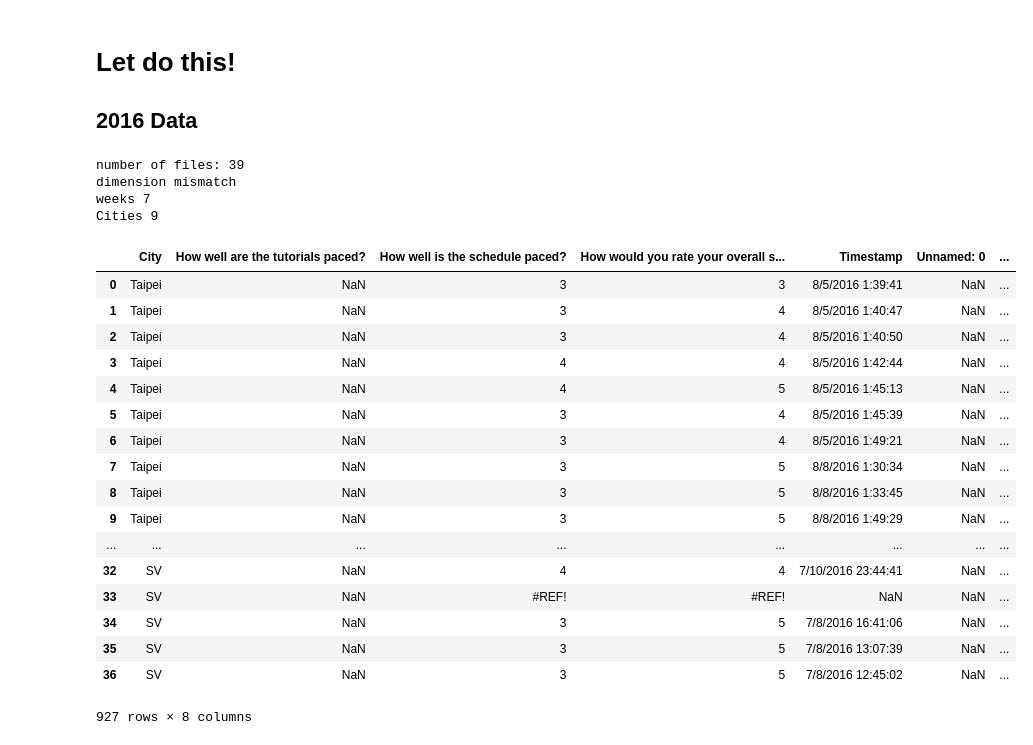
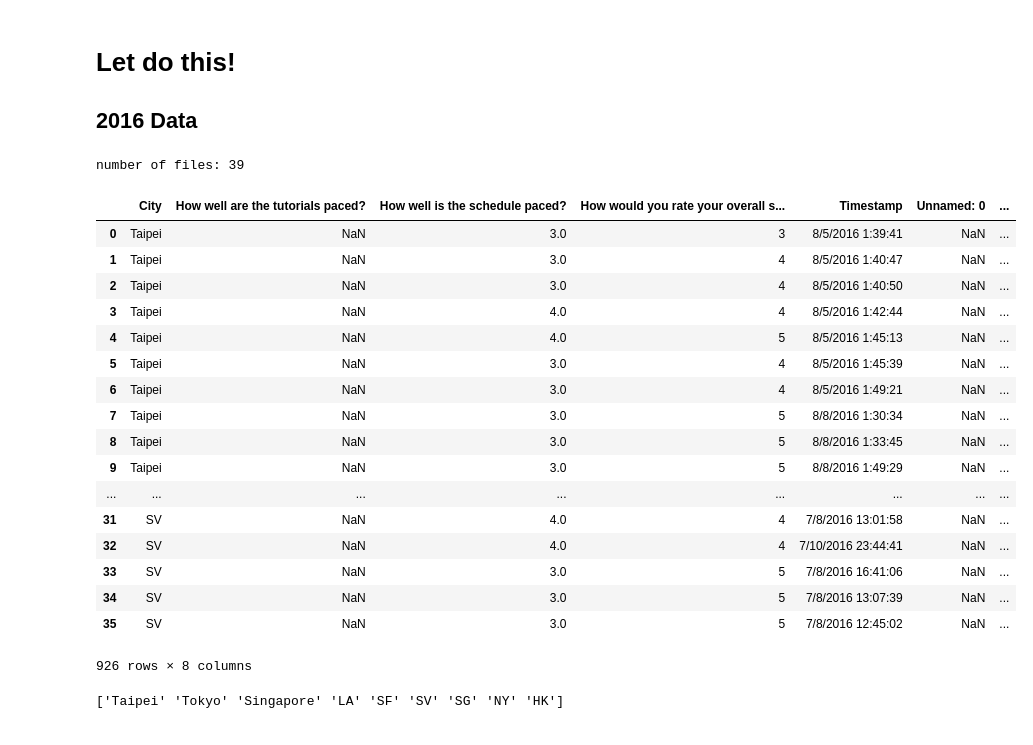
Before and after one commit to JSitter/DS-1-Data-Analysis, a Jupyter notebook: Make School NPS.ipynb, the cells around one changed output. Cells and saved outputs as stored; diff of their text form; code cells hidden in the pictures.

```diff
--- a/Make School NPS.ipynb
+++ b/Make School NPS.ipynb
@@ -7,33 +7,24 @@
 
 import glob
 import pandas as pd
-
+import numpy as np
+from pandas.api.types import is_numeric_dtype
 from collections import Counter
+%matplotlib inline
 file_dir = 'datasets/ms_survey_feedback/2016/'
-
-
 
 #Get all files except for wierdy week 8 one
 filenames = glob.glob(file_dir + 'Anon Week * Feedback - *.csv')
 
-#Display table of all files in 2016 directory
-# all_files = glob.glob(file_dir + '*.csv')
-# pd.set_option('display.max_colwidth', 2000)
-# print("These are all of the 2016 Filenames")
-# display(pd.DataFrame(all_files))
 
 #Get wierdy week 8 file
 week_8 = glob.glob(file_dir + '*Week 8*')
 w8_df = pd.read_csv(week_8[0])
-# print("\n\nDescription of Week 8 Data")
-# display(w8_df.describe())
-# display(w8_df.head())
 
 #instantiate list to append columns to
 col_number = list()
 col_headers = list()
 
-# print(filenames)
 #Create list of column names to extract from filenames
 df_2016 = pd.DataFrame([])
 list_2016 = list()
@@ -42,8 +33,6 @@ week_set = set()
 city_set = set()
 for file_name in filenames:
     rows = list()
-
-
     file_data = file_name.split(" ")
     week = file_data[2]
     city_list = file_data[-1].split('.')
@@ -54,69 +43,56 @@ for file_name in filenames:
     city_set.add(city)
 
     week_data = list()
     city_data = list()
 
     for _ in range(0, len(file_df)):
         week_data.append(week)
         city_data.append(city)
 
     file_df["Week"] = week_data
     file_df["City"] = city_data
     list_2016.append(file_df)
 
 df_2016 = pd.concat(list_2016)
-if len(week_set) is not len(city_set):
-    print("dimension mismatch")
-    print("weeks", len(week_set))
-    print("Cities", len(city_set))
-
 
 display(df_2016)
-
-
 
 # goose = pd.DataFrame([["one", "two"], ["two", "Three"]], columns=["one", "Two"])
 # display(goose)
 
 # duck = pd.DataFrame([["duck", "tuck"], ["muck", "luck"]], columns=["ruckus", "muckus"])
 # display(duck)
 
 # birds = [goose, duck]
 
 # fritters = pd.concat(birds)
 # display(fritters)
-
-
-
-
-
-num_headers = dict(Counter(col_headers))
-
-
-headers_df = pd.DataFrame(list(num_headers.items()))
 # %% [output]
 number of files: 39
-dimension mismatch
-weeks 7
-Cities 9
 |  | City | How well are the tutorials paced? | How well is the schedule paced? | How would you rate your overall s... | Timestamp | Unnamed: 0 | ... |
-| 0 | Taipei | NaN | 3 | 3 | 8/5/2016 1:39:41 | NaN | ... |
-| 1 | Taipei | NaN | 3 | 4 | 8/5/2016 1:40:47 | NaN | ... |
-| 2 | Taipei | NaN | 3 | 4 | 8/5/2016 1:40:50 | NaN | ... |
-| 3 | Taipei | NaN | 4 | 4 | 8/5/2016 1:42:44 | NaN | ... |
-| 4 | Taipei | NaN | 4 | 5 | 8/5/2016 1:45:13 | NaN | ... |
-| 5 | Taipei | NaN | 3 | 4 | 8/5/2016 1:45:39 | NaN | ... |
-| 6 | Taipei | NaN | 3 | 4 | 8/5/2016 1:49:21 | NaN | ... |
-| 7 | Taipei | NaN | 3 | 5 | 8/8/2016 1:30:34 | NaN | ... |
-| 8 | Taipei | NaN | 3 | 5 | 8/8/2016 1:33:45 | NaN | ... |
-| 9 | Taipei | NaN | 3 | 5 | 8/8/2016 1:49:29 | NaN | ... |
+| 0 | Taipei | NaN | 3.0 | 3 | 8/5/2016 1:39:41 | NaN | ... |
+| 1 | Taipei | NaN | 3.0 | 4 | 8/5/2016 1:40:47 | NaN | ... |
+| 2 | Taipei | NaN | 3.0 | 4 | 8/5/2016 1:40:50 | NaN | ... |
+| 3 | Taipei | NaN | 4.0 | 4 | 8/5/2016 1:42:44 | NaN | ... |
+| 4 | Taipei | NaN | 4.0 | 5 | 8/5/2016 1:45:13 | NaN | ... |
+| 5 | Taipei | NaN | 3.0 | 4 | 8/5/2016 1:45:39 | NaN | ... |
+| 6 | Taipei | NaN | 3.0 | 4 | 8/5/2016 1:49:21 | NaN | ... |
+| 7 | Taipei | NaN | 3.0 | 5 | 8/8/2016 1:30:34 | NaN | ... |
+| 8 | Taipei | NaN | 3.0 | 5 | 8/8/2016 1:33:45 | NaN | ... |
+| 9 | Taipei | NaN | 3.0 | 5 | 8/8/2016 1:49:29 | NaN | ... |
 | ... | ... | ... | ... | ... | ... | ... | ... |
-| 32 | SV | NaN | 4 | 4 | 7/10/2016 23:44:41 | NaN | ... |
-| 33 | SV | NaN | #REF! | #REF! | NaN | NaN | ... |
-| 34 | SV | NaN | 3 | 5 | 7/8/2016 16:41:06 | NaN | ... |
-| 35 | SV | NaN | 3 | 5 | 7/8/2016 13:07:39 | NaN | ... |
-| 36 | SV | NaN | 3 | 5 | 7/8/2016 12:45:02 | NaN | ... |
+| 31 | SV | NaN | 4.0 | 4 | 7/8/2016 13:01:58 | NaN | ... |
+| 32 | SV | NaN | 4.0 | 4 | 7/10/2016 23:44:41 | NaN | ... |
+| 33 | SV | NaN | 3.0 | 5 | 7/8/2016 16:41:06 | NaN | ... |
+| 34 | SV | NaN | 3.0 | 5 | 7/8/2016 13:07:39 | NaN | ... |
+| 35 | SV | NaN | 3.0 | 5 | 7/8/2016 12:45:02 | NaN | ... |
-927 rows × 8 columns
+926 rows × 8 columns
 # %%
 #w8_df is week 8 data frame
-#all_headers - list of all headers
+#Tracking Satisfaction
+
+#df_2016
+
+print(df_2016.City.unique())
+# %% [output]
+['Taipei' 'Tokyo' 'Singapore' 'LA' 'SF' 'SV' 'SG' 'NY' 'HK']
```
Also changed, not shown: parts of 2 cells of this notebook, 14 other files.
